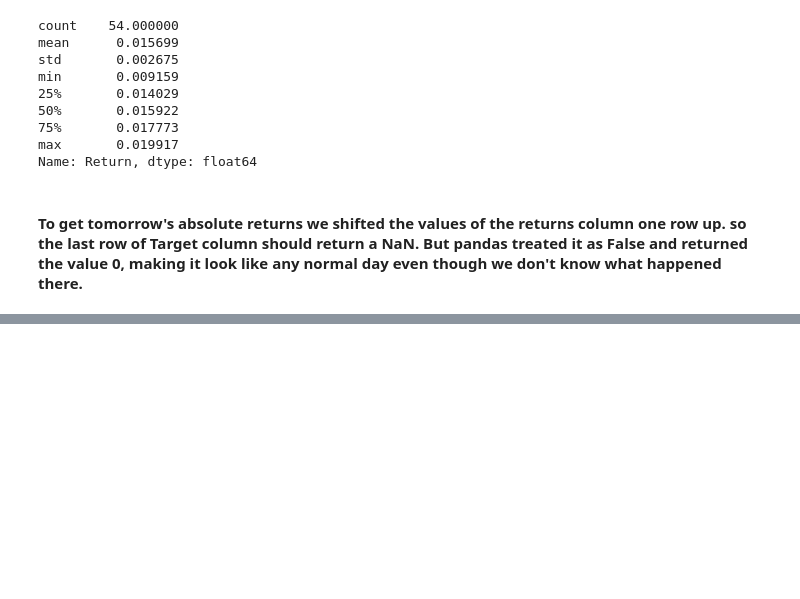
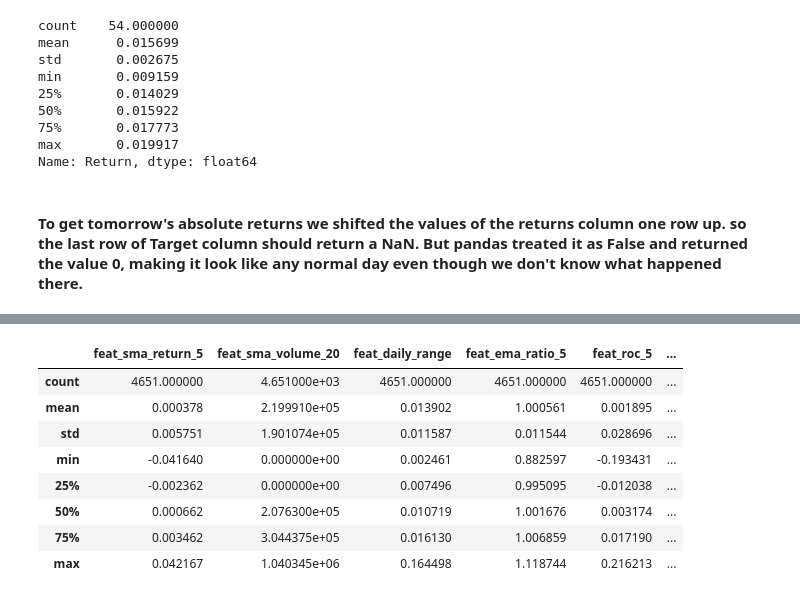
Before and after one commit to sanushx3/vol-spike-alert, a Jupyter notebook: notebooks/01.EDA.ipynb, the cells around one changed output, grey strips where cells are left out. Drawn from its saved outputs; the diff is of its cells as text; code cells hidden in the pictures; blank space fills up the shorter version.

```diff
--- a/notebooks/01.EDA.ipynb
+++ b/notebooks/01.EDA.ipynb
@@ -415,0 +458,27 @@ df_model.tail()
+# %%
+feature_cols = [
+    "feat_sma_return_5",
+    "feat_sma_volume_20",
+    "feat_daily_range",
+    "feat_ema_ratio_5",
+    "feat_roc_5",
+    "feat_max_return_10",
+    "feat_min_return_10",
+    "feat_vol_ratio",
+    "vol_20",
+]
+target_col = "Target"
+
+df_model = df_model.dropna(subset=feature_cols + [target_col]).copy()
+# %%
+df_model[feature_cols].describe()
+# %% [output]
+|  | feat_sma_return_5 | feat_sma_volume_20 | feat_daily_range | feat_ema_ratio_5 | feat_roc_5 | ... |
+| count | 4651.000000 | 4.651000e+03 | 4651.000000 | 4651.000000 | 4651.000000 | ... |
+| mean | 0.000378 | 2.199910e+05 | 0.013902 | 1.000561 | 0.001895 | ... |
+| std | 0.005751 | 1.901074e+05 | 0.011587 | 0.011544 | 0.028696 | ... |
+| min | -0.041640 | 0.000000e+00 | 0.002461 | 0.882597 | -0.193431 | ... |
+| 25% | -0.002362 | 0.000000e+00 | 0.007496 | 0.995095 | -0.012038 | ... |
+| 50% | 0.000662 | 2.076300e+05 | 0.010719 | 1.001676 | 0.003174 | ... |
+| 75% | 0.003462 | 3.044375e+05 | 0.016130 | 1.006859 | 0.017190 | ... |
+| max | 0.042167 | 1.040345e+06 | 0.164498 | 1.118744 | 0.216213 | ... |
```
Also changed, not shown: parts of 10 cells of this notebook.
